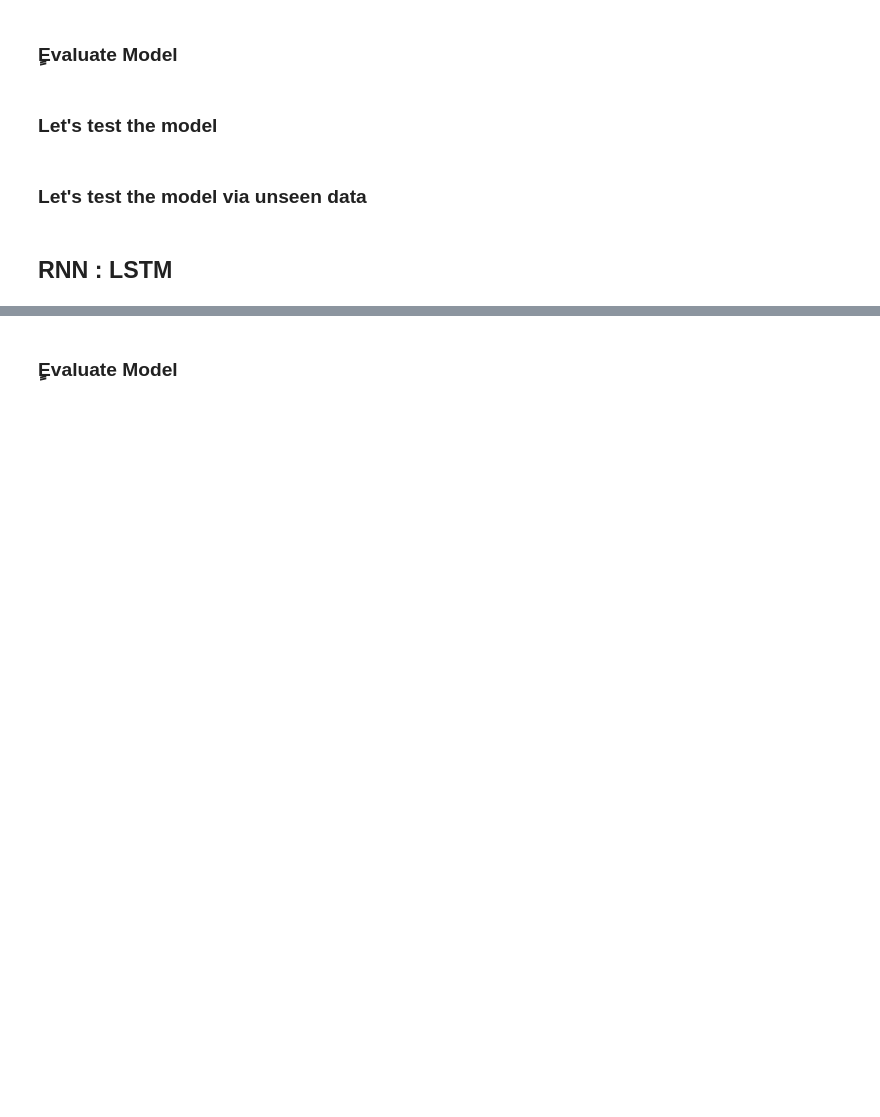
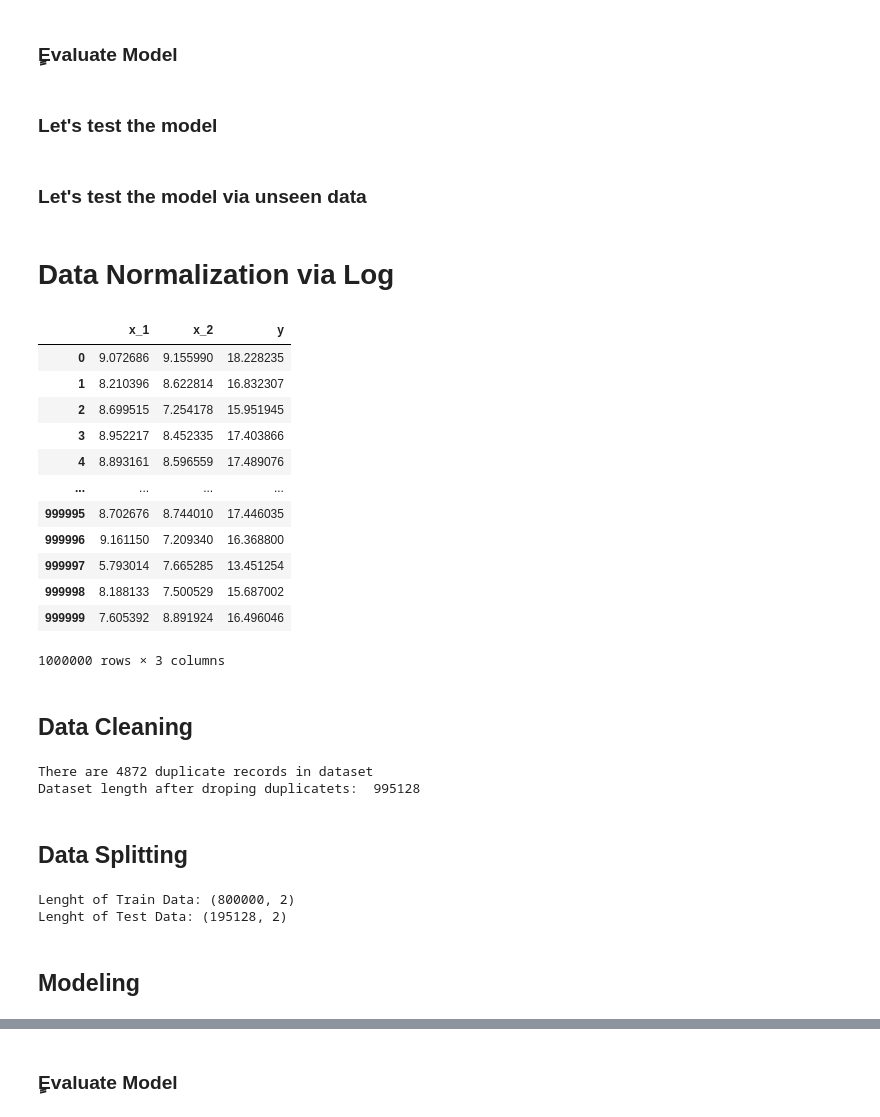
Before and after one commit to Mohammad-Mahdi1999/Multiplication-via-Neural-Network, a Jupyter notebook: Multiplication_via_Neural_Network.ipynb, the cells around one changed output, grey strips where cells are left out. Saved outputs shown, nothing was run; the diff lists cells and outputs as text; code cells hidden in the pictures; blank space fills up the shorter version.

```diff
--- a/Multiplication_via_Neural_Network.ipynb
+++ b/Multiplication_via_Neural_Network.ipynb
@@ -567,5 +650,56 @@ print("------------------------------------")
 print(f"Model scaled Prediction is : {predicted}")
 output = scaler.inverse_transform([[np.nan,np.nan,predicted[0][0]]])
 print(f"Model Prediction is : {output[0][2]}")
-# %% [markdown]
-## RNN : LSTM
+# %% [markdown]
+# Data Normalization via Log
+# %%
+def log_normalize(f):
+    return np.log(f + 2)
+
+def inverse_log_normalize(f):
+    f = np.exp(f)
+    return f - 2
+
+df_log_scaled = pd.DataFrame(log_normalize(df.to_numpy()), columns=df.columns)
+df_log_scaled
+# %% [output]
+|  | x_1 | x_2 | y |
+| 0 | 9.072686 | 9.155990 | 18.228235 |
+| 1 | 8.210396 | 8.622814 | 16.832307 |
+| 2 | 8.699515 | 7.254178 | 15.951945 |
+| 3 | 8.952217 | 8.452335 | 17.403866 |
+| 4 | 8.893161 | 8.596559 | 17.489076 |
+| ... | ... | ... | ... |
+| 999995 | 8.702676 | 8.744010 | 17.446035 |
+| 999996 | 9.161150 | 7.209340 | 16.368800 |
+| 999997 | 5.793014 | 7.665285 | 13.451254 |
+| 999998 | 8.188133 | 7.500529 | 15.687002 |
+| 999999 | 7.605392 | 8.891924 | 16.496046 |
+1000000 rows × 3 columns
+# %% [markdown]
+## Data Cleaning
+# %%
+print (f"There are {df_log_scaled.duplicated().sum()} duplicate records in dataset")
+
+# Drop duplicates
+
+df_log_scaled.drop_duplicates(inplace = True)
+print("Dataset length after droping duplicatets: ", len(df_log_scaled))
+# %% [output]
+There are 4872 duplicate records in dataset
+Dataset length after droping duplicatets:  995128
+# %% [markdown]
+## Data Splitting
+# %%
+X_train = df_log_scaled[["x_1","x_2"]][:800000]
+Y_train = df_log_scaled[["y"]][:800000]
+X_test = df_log_scaled[["x_1","x_2"]][800000:]
+Y_test = df_log_scaled[["y"]][800000:]
+
+print(f"Lenght of Train Data: {X_train.shape}")
+print(f"Lenght of Test Data: {X_test.shape}")
+# %% [output]
+Lenght of Train Data: (800000, 2)
+Lenght of Test Data: (195128, 2)
+# %% [markdown]
+## Modeling
```
Also changed, not shown: parts of 55 cells of this notebook.
